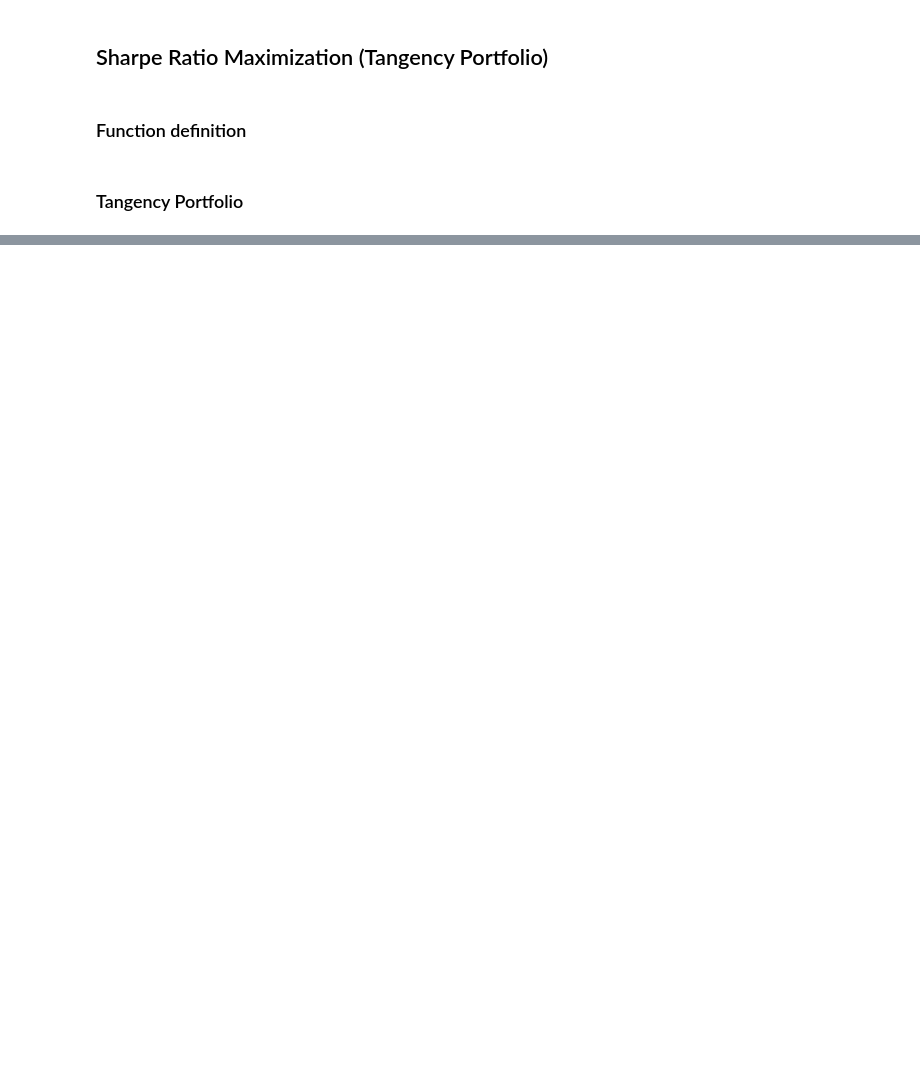
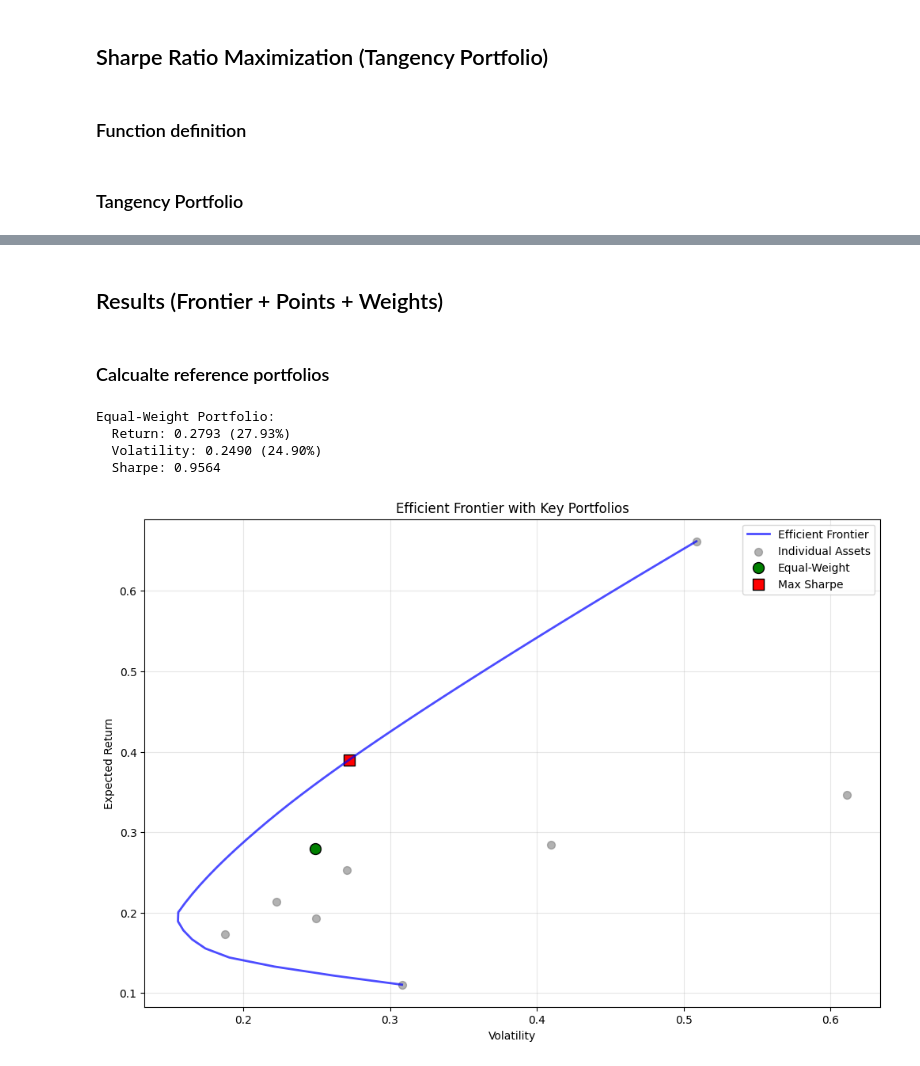
Before and after one commit to daikevin335/portfolio-optimizer, a Jupyter notebook: portfolio-optimizer.ipynb, the cells around one changed output, grey strips where cells are left out. Saved outputs shown, nothing was run; the diff lists cells and outputs as text; code cells hidden in the pictures; blank space fills up the shorter version.

```diff
--- a/portfolio-optimizer.ipynb
+++ b/portfolio-optimizer.ipynb
@@ -347,2 +347,52 @@ Sharpe Ratio: 0.2402
 
 Weights sum: 1.000000
+# %% [markdown]
+## Results (Frontier + Points + Weights)
+# %% [markdown]
+### Calcualte reference portfolios
+# %%
+def equal_weight_portfolio(mu, Sigma):
+    """Calculate equal-weight portfolio statistics"""
+    n = len(mu)
+    weights = np.ones(n) / n # Equal weights: 1/n for each asset
+    portfolio_return = weights.T @ mu
+    portfolio_vol = np.sqrt(weights.T @ Sigma @ weights)
+    sharpe_ratio = (portfolio_return - CONFIG['RF_ANNUAL']) / portfolio_vol
+    return weights, portfolio_return, portfolio_vol, sharpe_ratio
+
+# Calculate equal-weight portfolio
+ew_weights, ew_return, ew_vol, ew_sharpe = equal_weight_portfolio(mu, Sigma)
+
+# Checkpoint
+print(f"Equal-Weight Portfolio:")
+print(f"  Return: {ew_return:.4f} ({ew_return*100:.2f}%)")
+print(f"  Volatility: {ew_vol:.4f} ({ew_vol*100:.2f}%)")
+print(f"  Sharpe: {ew_sharpe:.4f}")
+# %% [output]
+Equal-Weight Portfolio:
+  Return: 0.2793 (27.93%)
+  Volatility: 0.2490 (24.90%)
+  Sharpe: 0.9564
+# %%
+plt.figure(figsize=(12,8))
+
+# Plot efficient frontier
+if len(frontier_df) > 0:
+    plt.plot(frontier_df['portfolio_vol'], frontier_df['portfolio_return'], 'b-', linewidth=2, label='Efficient Frontier', alpha=0.7)
+
+# Plot individual assets
+asset_vols = np.sqrt(np.diag(Sigma))
+plt.scatter(asset_vols, mu, color='gray', s=50, alpha=0.6, label='Individual Assets')
+
+# Plot key portfolios
+plt.scatter(ew_vol, ew_return, color='green', s=100, marker='o', label='Equal-Weight',edgecolors='black', linewidth=1)
+plt.scatter(tangency_vol, tangency_return, color='red', s=100, marker='s', label='Max Sharpe', edgecolors='Black', linewidth=1)
+
+plt.xlabel('Volatility')
+plt.ylabel('Expected Return')
+plt.title('Efficient Frontier with Key Portfolios')
+plt.legend()
+plt.grid(True, alpha=0.3)
+plt.show()
+# %% [output]
+[figure, added]
```
Also changed, not shown: parts of 5 cells of this notebook.
